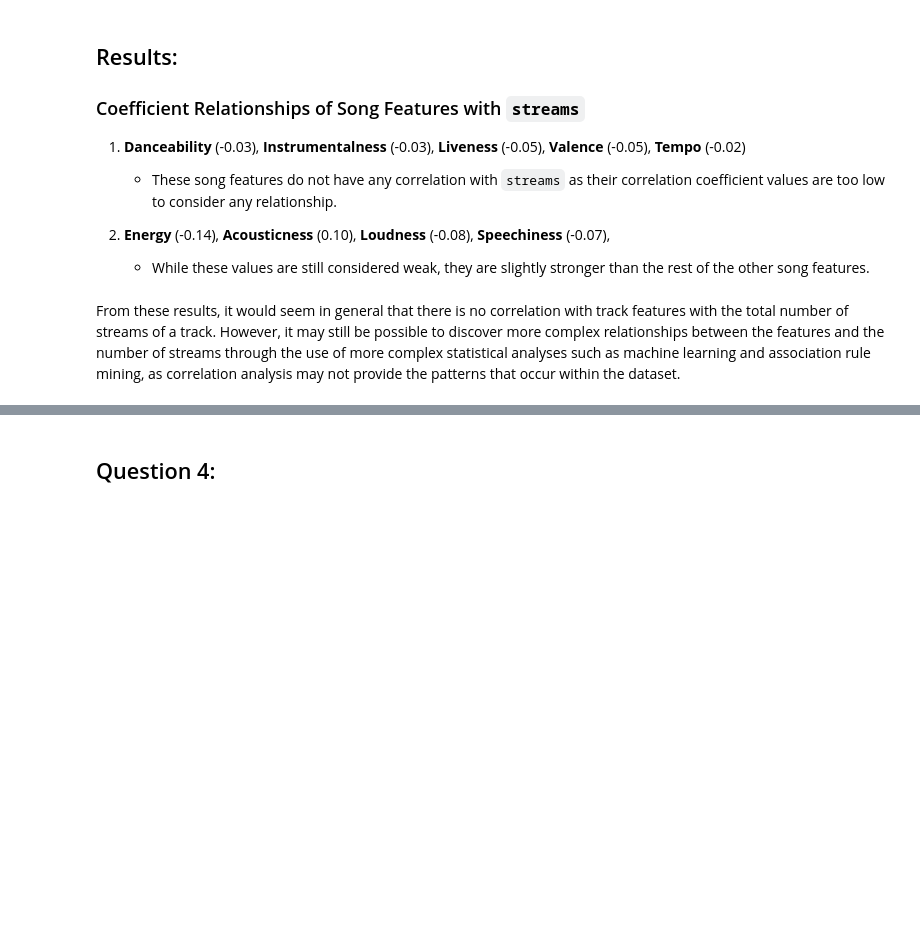
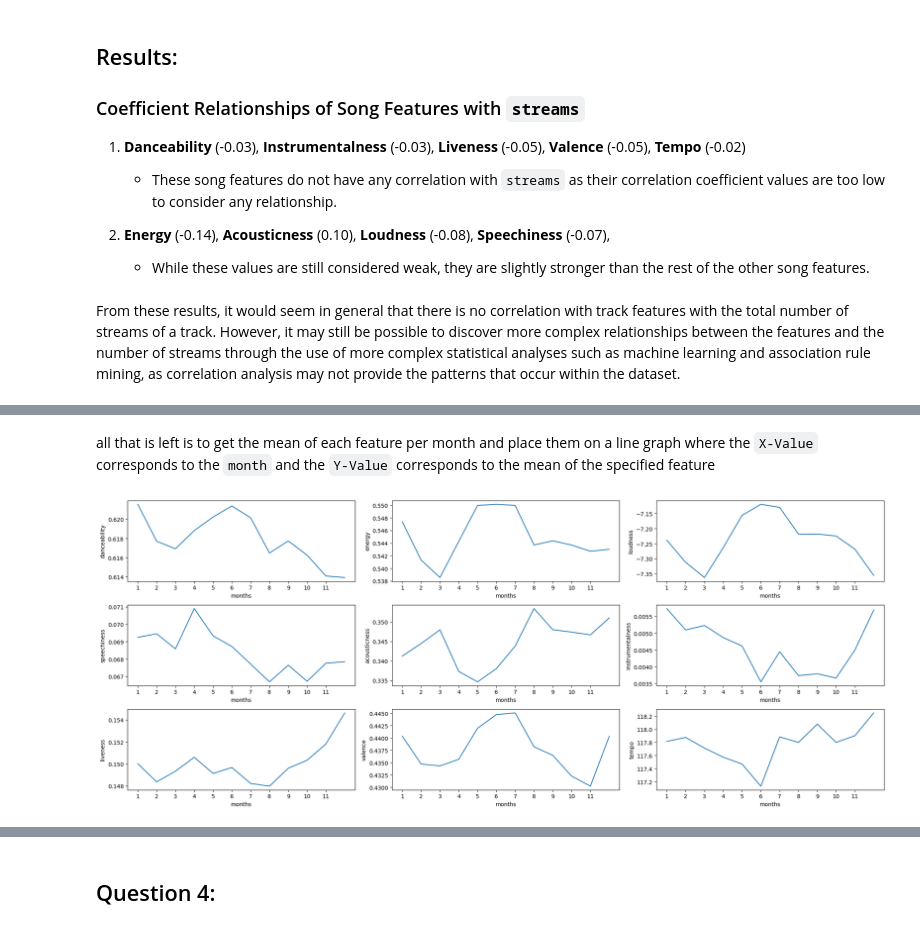
Before and after one commit to ADichoso/CSMODEL-Project-XX22-G1, a Jupyter notebook: SpotifyDataset.ipynb, the cells around one changed output, grey strips where cells are left out. Saved outputs shown, nothing was run; the diff lists cells and outputs as text; code cells hidden in the pictures; blank space fills up the shorter version.

```diff
--- a/SpotifyDataset.ipynb
+++ b/SpotifyDataset.ipynb
@@ -869,0 +887,3 @@ per month, see top 200 and check which song features are prevalent/trending
+# %%
+monthly_200_df_agg = charts_df[['track_id', 'position','date']]
+monthly_200_df_agg.tail(5)
@@ -869,0 +901,3 @@ per month, see top 200 and check which song features are prevalent/trending
+# %%
+combine_200_df = pd.merge(monthly_200_df_agg, monthly_200_df, how='left', on='track_id')
+combine_200_df.tail(6)
@@ -869,0 +914,3 @@ per month, see top 200 and check which song features are prevalent/trending
+# %%
+combine_200_df['month'] = combine_200_df['date'].dt.month
+combine_200_df
@@ -869,0 +935,3 @@ per month, see top 200 and check which song features are prevalent/trending
+# %%
+combine_200_gb = combine_200_df.groupby(by='month')
+combine_200_gb.get_group(6)
@@ -869,0 +952,27 @@ per month, see top 200 and check which song features are prevalent/trending
+# %% [markdown]
+all that is left is to get the mean of each feature per month and place them on a line graph where the `X-Value` corresponds to the `month` and the `Y-Value` corresponds to the mean of the specified feature
+# %%
+song_features = ['danceability', 'energy', 'loudness', 'speechiness', 'acousticness', 'instrumentalness', 'liveness', 'valence', 'tempo']
+months = ['January', 'Febuary', 'March', 'April', 'May', 'June', 'July', 'August', 'September', 'October', 'November', 'December']
+
+m_dict = dict()
+m_arr = list()
+
+fig, bars = plt.subplots(nrows=3, ncols=3, figsize=(20, 8))
+
+for i, var in enumerate(song_features):
+    for j in range(12):
+        key = combine_200_gb.get_group(j+1)[var].mean()
+        m_dict[j+1] = key
+    bars[i//3, i%3].plot(m_dict.keys(), m_dict.values())
+    bars[i//3, i%3].set_xlabel('months')
+    bars[i//3, i%3].set_ylabel(var)
+    bars[i//3, i%3].set_xticks(np.arange(1, 12, 1.0))
+    m_arr.append(dict(m_dict))
+    # plt.plot(m_dict.values())
+    # plt.ylabel(var)
+    # plt.xlabel(months[i])
+plt.tight_layout()
+plt.show()
+# %% [output]
+[figure, added]
```
Also changed, not shown: parts of 19 cells of this notebook.
